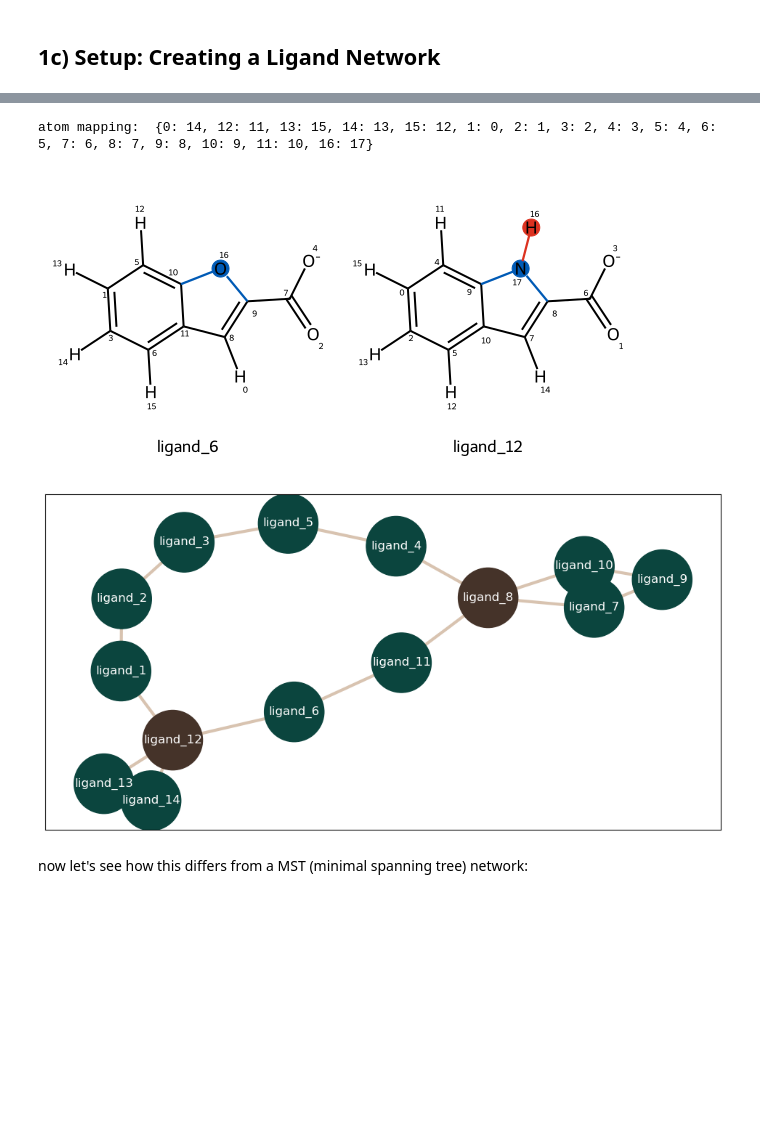
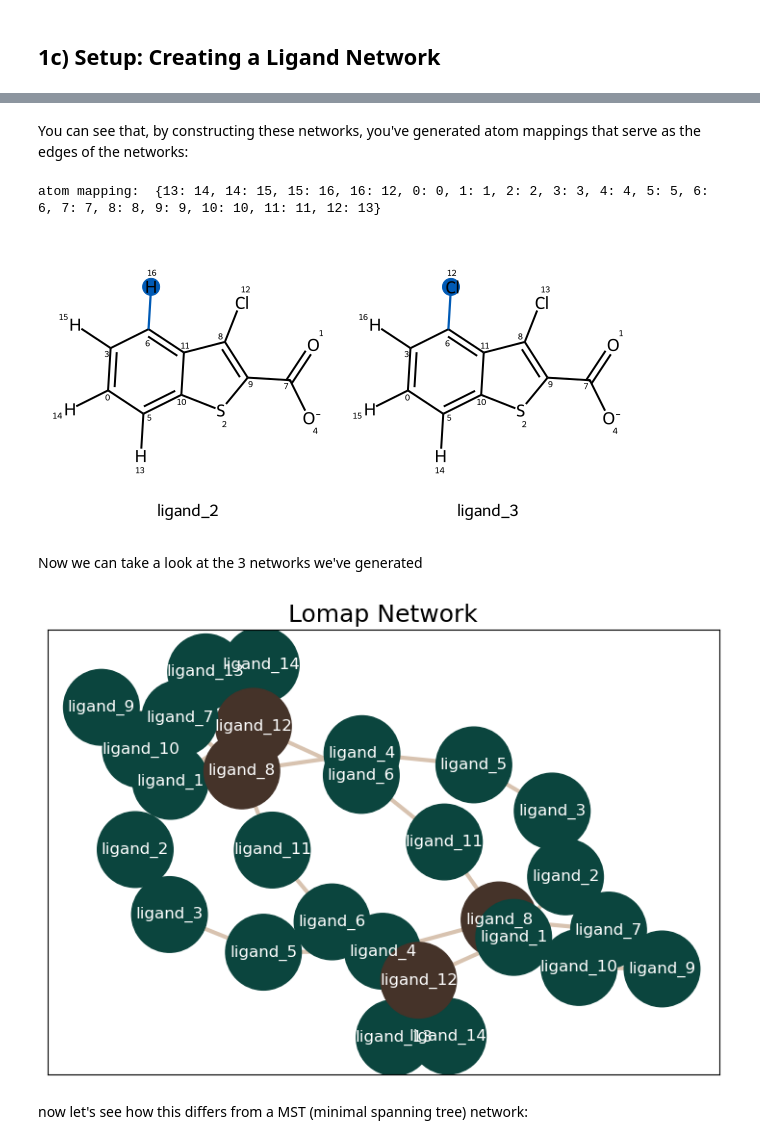
Before and after one commit to MDAnalysis/UGM2025, a Jupyter notebook: workshops/OpenFE/openfe_workshop.ipynb, the cells around one changed output, grey strips where cells are left out. Saved outputs shown, nothing was run; the diff lists cells and outputs as text; code cells hidden in the pictures; blank space fills up the shorter version.

Commit message:
adding analysis graphs at the end

```diff
--- a/workshops/OpenFE/openfe_workshop.ipynb
+++ b/workshops/OpenFE/openfe_workshop.ipynb
@@ -216,20 +224,29 @@ from openfe.setup.ligand_network_planning import (
     generate_radial_network,
 )
 from openfe import lomap_scorers
-import logging
-logger = logging.getLogger()
-logger.setLevel(logging.CRITICAL)
+# import logging
+# logger = logging.getLogger()
+# logger.setLevel(logging.CRITICAL)
+# Create a mapper to use to generate the mappings that will be each edge
+kartograf_mapper = KartografAtomMapper()
 
-# Creating a Lomap network
+# Create a Lomap network
 lomap_network = generate_lomap_network(
     ligands=ligand_mols,
     scorer=lomap_scorers.default_lomap_score,
-    mappers=[KartografAtomMapper()]
+    mappers=kartograf_mapper,
 )
 
-# Creating an MST network
+# Create an MST network
 mst_network = generate_minimal_spanning_network(
     ligands=ligand_mols,
     scorer=lomap_scorers.default_lomap_score,
-    mappers=[KartografAtomMapper()]
+    mappers=kartograf_mapper,
 )
+
+# Create a star network
+star_network = generate_radial_network(
+    central_ligand=ligand_mols[0],  # use the first ligand as the central "hub"
+    ligands=ligand_mols[:-1],
+    mappers=kartograf_mapper,
+)
@@ -236,21 +271,24 @@ mst_network = generate_minimal_spanning_network(
+# %% [markdown]
+You can see that, by constructing these networks, you've generated atom mappings that serve as the edges of the networks:
 # %%
-# A network is a collecting of mappings
-
 mst_edges = [edge for edge in mst_network.edges]
 
 print("atom mapping: ", mst_edges[0].componentA_to_componentB)
 
 mst_edges[0]
 # %% [output]
-atom mapping:  {0: 14, 12: 11, 13: 15, 14: 13, 15: 12, 1: 0, 2: 1, 3: 2, 4: 3, 5: 4, 6: 5, 7: 6, 8: 7, 9: 8, 10: 9, 11: 10, 16: 17}
+atom mapping:  {13: 14, 14: 15, 15: 16, 16: 12, 0: 0, 1: 1, 2: 2, 3: 3, 4: 4, 5: 5, 6: 6, 7: 7, 8: 8, 9: 9, 10: 10, 11: 11, 12: 13}
-[figure, old version]
+[figure, new version]
+# %% [markdown]
+Now we can take a look at the 3 networks we've generated
 # %%
 from konnektor.visualization import draw_ligand_network, draw_network_widget
 import matplotlib.pyplot as plt
-fig, ax =  plt.subplots(figsize=(12,6))
-draw_ligand_network(lomap_network, node_size=3500, ax=ax)
+fig, ax =  plt.subplots(figsize=(9,6))
+draw_ligand_network(lomap_network, node_size=3200, ax=ax, title="Lomap Network")
+draw_ligand_network(lomap_network, node_size=3200, ax=ax, title="Lomap Network")
 # %% [output]
-[figure, old version]
+[figure, new version]
 # %% [markdown]
 now let's see how this differs from a MST (minimal spanning tree) network:
 # %%
```
Also changed, not shown: parts of 32 cells of this notebook, 2 other files.
